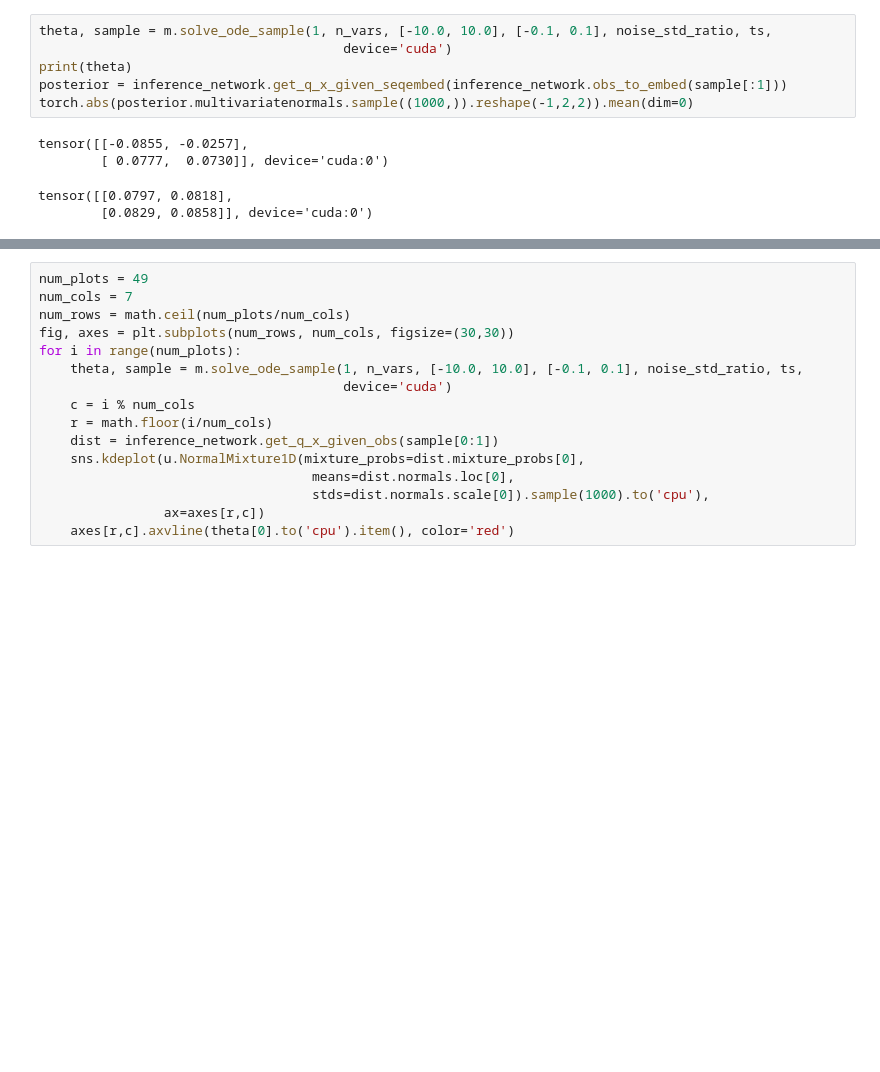
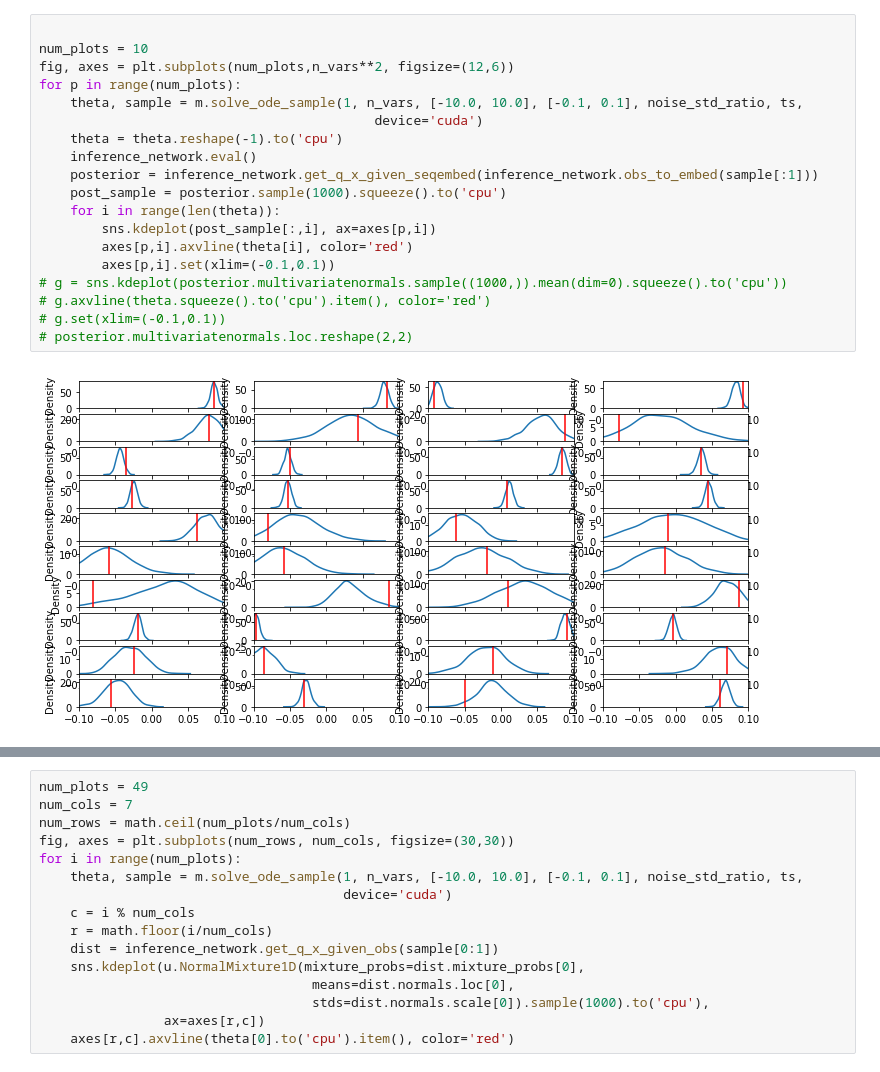
Before and after one commit to aldopareja/intphys_for_rl, a Jupyter notebook: ode_amortized_inference.ipynb, the cells around one changed output, grey strips where cells are left out. Cells and saved outputs as stored; diff of their text form; blank space fills up the shorter version.

```diff
--- a/ode_amortized_inference.ipynb
+++ b/ode_amortized_inference.ipynb
@@ -63,11 +61,21 @@ plt.plot(losses)
 # %%
-theta, sample = m.solve_ode_sample(1, n_vars, [-10.0, 10.0], [-0.1, 0.1], noise_std_ratio, ts,
-                                       device='cuda')
-print(theta)
-posterior = inference_network.get_q_x_given_seqembed(inference_network.obs_to_embed(sample[:1]))
-torch.abs(posterior.multivariatenormals.sample((1000,)).reshape(-1,2,2)).mean(dim=0)
+
+num_plots = 10
+fig, axes = plt.subplots(num_plots,n_vars**2, figsize=(12,6))
+for p in range(num_plots):
+    theta, sample = m.solve_ode_sample(1, n_vars, [-10.0, 10.0], [-0.1, 0.1], noise_std_ratio, ts,
+                                           device='cuda')
+    theta = theta.reshape(-1).to('cpu')
+    inference_network.eval()
+    posterior = inference_network.get_q_x_given_seqembed(inference_network.obs_to_embed(sample[:1]))
+    post_sample = posterior.sample(1000).squeeze().to('cpu')
+    for i in range(len(theta)):
+        sns.kdeplot(post_sample[:,i], ax=axes[p,i])
+        axes[p,i].axvline(theta[i], color='red')
+        axes[p,i].set(xlim=(-0.1,0.1))
+# g = sns.kdeplot(posterior.multivariatenormals.sample((1000,)).mean(dim=0).squeeze().to('cpu'))
+# g.axvline(theta.squeeze().to('cpu').item(), color='red')
+# g.set(xlim=(-0.1,0.1))
+# posterior.multivariatenormals.loc.reshape(2,2)
 # %% [output]
-tensor([[-0.0855, -0.0257],
-        [ 0.0777,  0.0730]], device='cuda:0')
-tensor([[0.0797, 0.0818],
-        [0.0829, 0.0858]], device='cuda:0')
+[figure, added]
```
Also changed, not shown: parts of 7 cells of this notebook, 2 other files.
